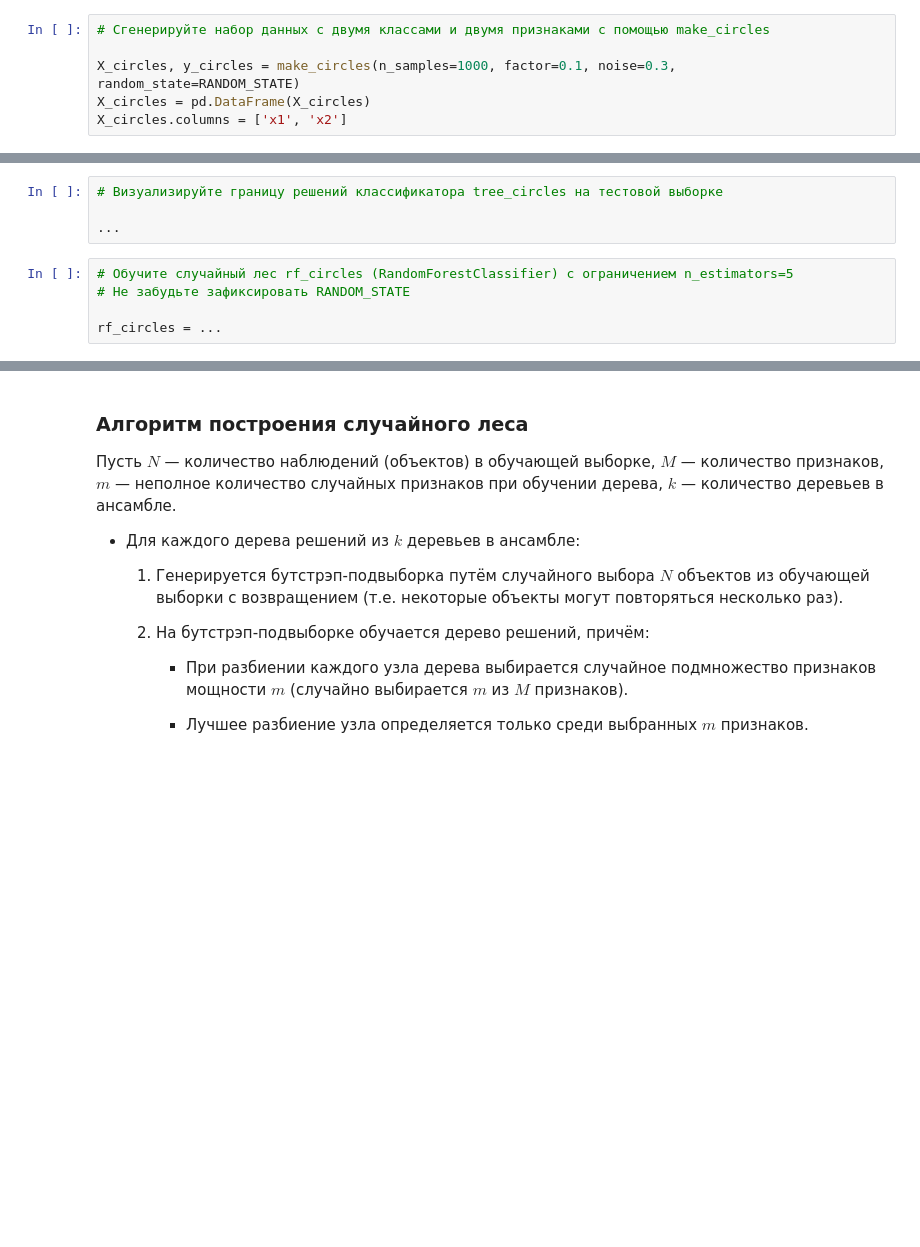
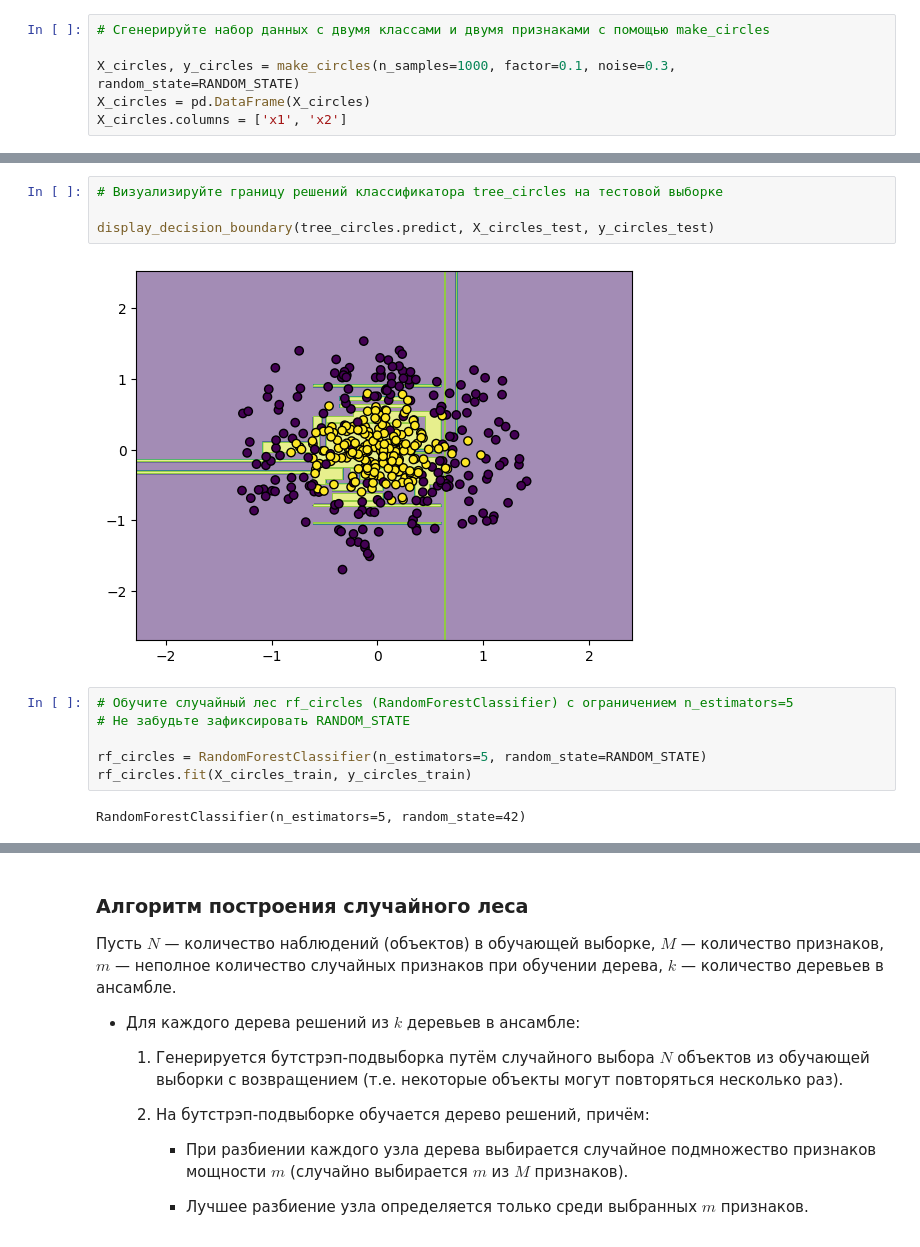
Before and after one commit to 2813/ODS-homework, a Jupyter notebook: 05_ODS_ML.ipynb, the cells around one changed output, grey strips where cells are left out. Drawn from its saved outputs; the diff is of its cells as text; blank space fills up the shorter version.

```diff
--- a/05_ODS_ML.ipynb
+++ b/05_ODS_ML.ipynb
@@ -184,12 +214,17 @@ display_decision_boundary(tree_circles.predict, ...)
 # %%
 # Визуализируйте границу решений классификатора tree_circles на тестовой выборке
 
-...
+display_decision_boundary(tree_circles.predict, X_circles_test, y_circles_test)
+# %% [output]
+[figure, added]
 # %%
 # Обучите случайный лес rf_circles (RandomForestClassifier) с ограничением n_estimators=5
 # Не забудьте зафиксировать RANDOM_STATE
 
-rf_circles = ...
+rf_circles = RandomForestClassifier(n_estimators=5, random_state=RANDOM_STATE)
+rf_circles.fit(X_circles_train, y_circles_train)
+# %% [output]
+RandomForestClassifier(n_estimators=5, random_state=42)
 # %%
 # На тестовой выборке постройте отчёт по метрикам классификации для rf_circles
 
```
Also changed, not shown: parts of 35 cells of this notebook.
